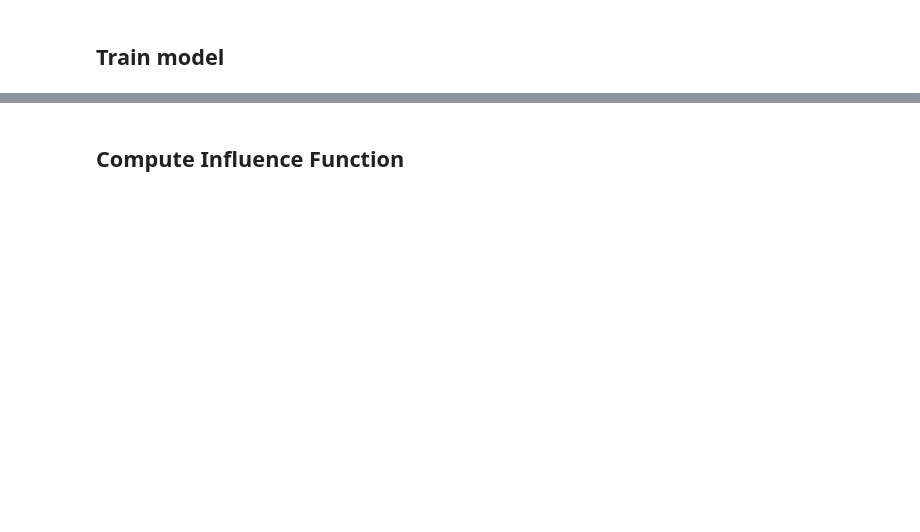
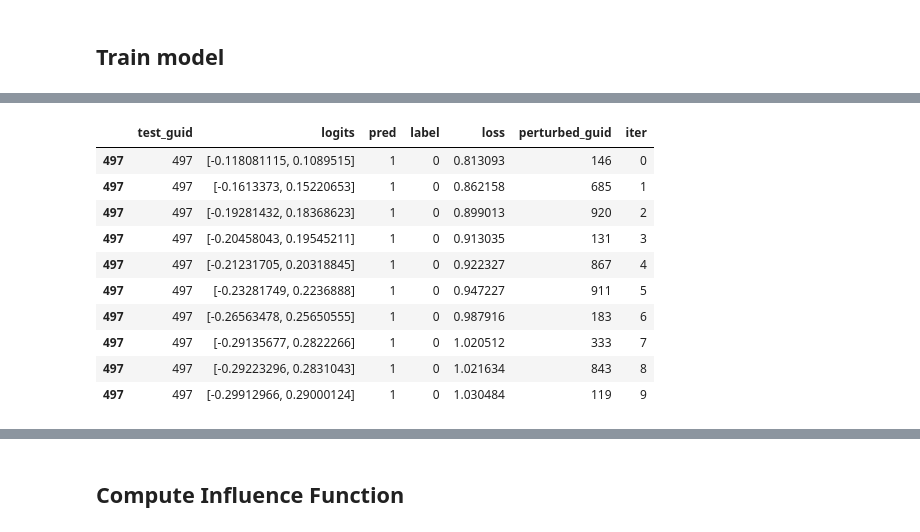
Before and after one commit to patcao/sentiment-influence-function, a Jupyter notebook: Bert-Adversarial-Attack.ipynb, the cells around one changed output, grey strips where cells are left out. Drawn from its saved outputs; the diff is of its cells as text; code cells hidden in the pictures; blank space fills up the shorter version.

Commit message:
Add adversraial attack notebook

```diff
--- a/Bert-Adversarial-Attack.ipynb
+++ b/Bert-Adversarial-Attack.ipynb
@@ -60,10 +61,11 @@ Some weights of the model checkpoint at distilbert-base-uncased were not used wh
 # %% [markdown]
 ## Train model
 # %%
-full_model, fdf, full_test_loss, full_test_acc = train_utils.train_bert_model(
+full_model, original_df, test_loss, test_acc = train_utils.train_bert_model(
     train_dataset=train_dataset,
     test_dataset=test_dataset,
     config=config,
     use_bert_embeddings=USE_BERT_EMBEDDINGS,
 )
+test_loss, test_acc
 # %% [output]
@@ -90,0 +164,6 @@ baseline_test_loss
+# %%
+# TEST_GUID = 716
+TEST_GUID = 497
+
+baseline_test_loss = original_df[original_df.test_guid == TEST_GUID].loss.squeeze()
+baseline_test_loss
@@ -90,0 +172,24 @@ baseline_test_loss
+# %%
+# target_train_guid = 262
+
+hist = {
+    "loss_df": [],
+    "influence": [],
+    "input_influence": [],
+}
+model = full_model
+for i in range(15):
+    model, loss_df, infl, input_infl = perform_attack(
+        model=model,
+        config=config,
+        train_dataset=train_dataset,
+        test_dataset=test_dataset,
+        target_test_guid=TEST_GUID,
+        alpha=5e-1,
+        # target_train_guid=target_train_guid,
+    )
+    loss_df["iter"] = i
+
+    hist["loss_df"].append(loss_df)
+    hist["influence"].append(infl)
+    hist["input_influence"].append(input_infl)
@@ -90,0 +297,15 @@ baseline_test_loss
+# %%
+df = pd.concat(hist['loss_df'])
+df[df.test_guid == TEST_GUID]
+# %% [output]
+|  | test_guid | logits | pred | label | loss | perturbed_guid | iter |
+| 497 | 497 | [-0.118081115, 0.1089515] | 1 | 0 | 0.813093 | 146 | 0 |
+| 497 | 497 | [-0.1613373, 0.15220653] | 1 | 0 | 0.862158 | 685 | 1 |
+| 497 | 497 | [-0.19281432, 0.18368623] | 1 | 0 | 0.899013 | 920 | 2 |
+| 497 | 497 | [-0.20458043, 0.19545211] | 1 | 0 | 0.913035 | 131 | 3 |
+| 497 | 497 | [-0.21231705, 0.20318845] | 1 | 0 | 0.922327 | 867 | 4 |
+| 497 | 497 | [-0.23281749, 0.2236888] | 1 | 0 | 0.947227 | 911 | 5 |
+| 497 | 497 | [-0.26563478, 0.25650555] | 1 | 0 | 0.987916 | 183 | 6 |
+| 497 | 497 | [-0.29135677, 0.2822266] | 1 | 0 | 1.020512 | 333 | 7 |
+| 497 | 497 | [-0.29223296, 0.2831043] | 1 | 0 | 1.021634 | 843 | 8 |
+| 497 | 497 | [-0.29912966, 0.29000124] | 1 | 0 | 1.030484 | 119 | 9 |
```
Also changed, not shown: parts of 46 cells of this notebook, 7 other files.
